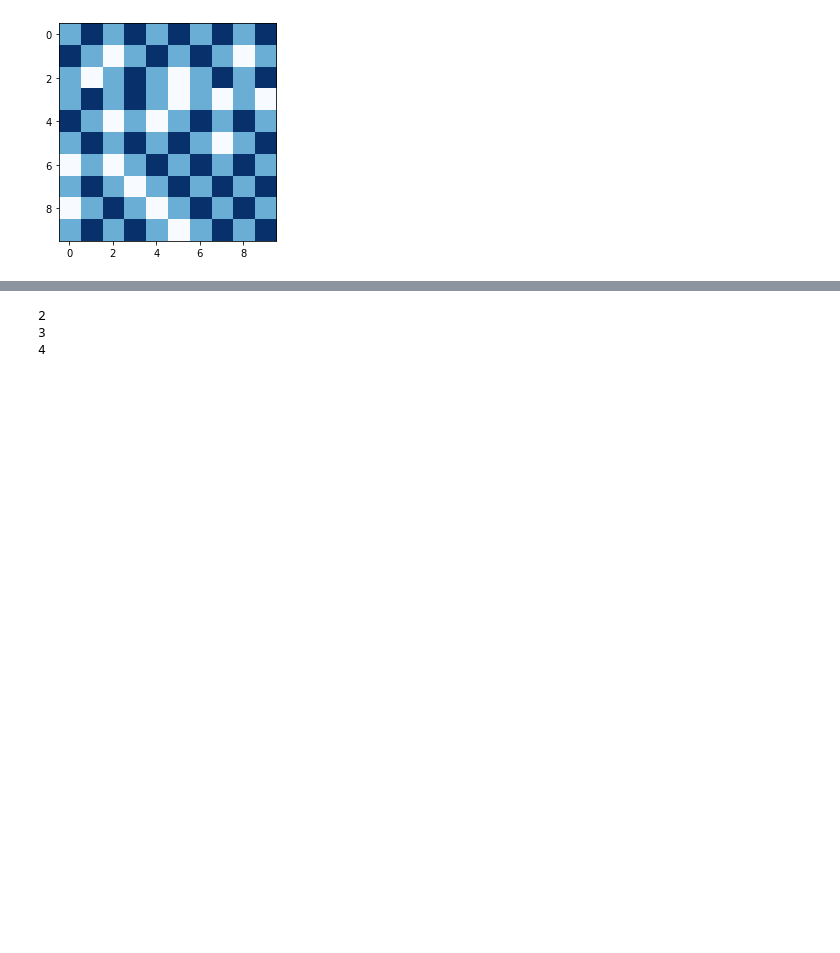
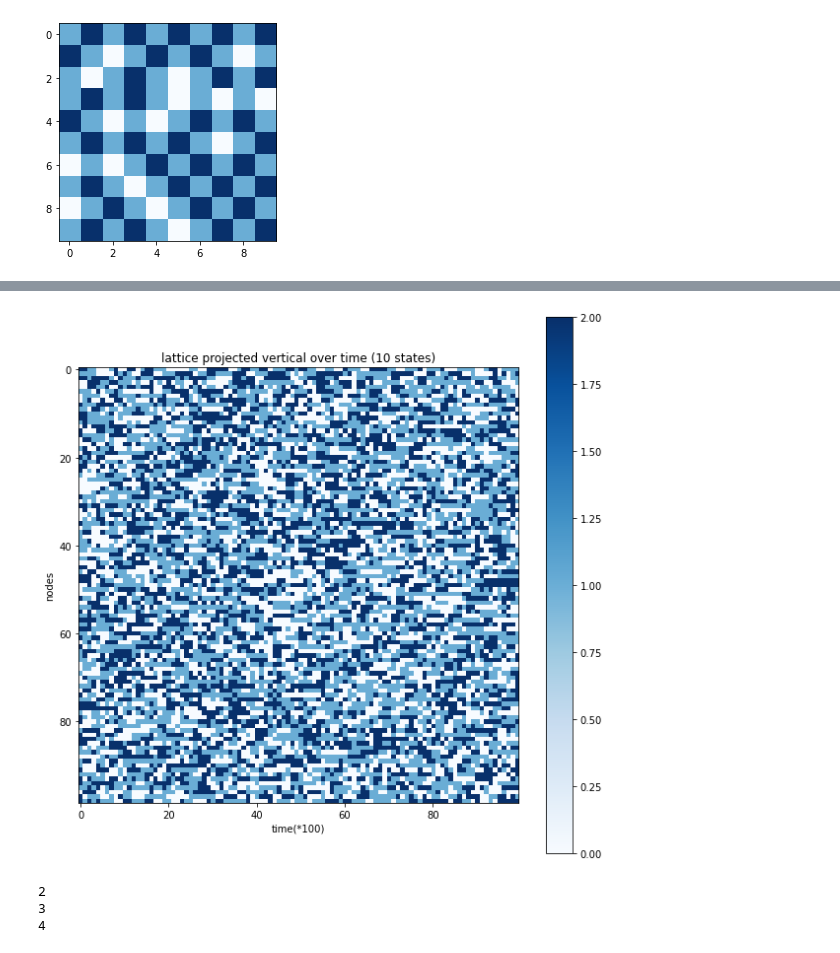
Before and after one commit to ThoStart/potts_model, a Jupyter notebook: nstate_ising_cy.ipynb, the cells around one changed output, grey strips where cells are left out. Drawn from its saved outputs; the diff is of its cells as text; code cells hidden in the pictures; blank space fills up the shorter version.

```diff
--- a/nstate_ising_cy.ipynb
+++ b/nstate_ising_cy.ipynb
@@ -333,3 +339,15 @@ for temp in temperatures:
+# %%
+# np.array(runs['run(3, 0.01, 0)'].loc[:99])
+
+plt.figure(figsize=(10,10))
+plt.imshow(np.array(runs['run(3, 5, 0)'].iloc[::100, :99]).T, cmap='Blues')
+plt.colorbar()
+plt.title('lattice projected vertical over time (10 states)')
+plt.ylabel('nodes')
+plt.xlabel('time(*100)')
+plt.show()
+# %% [output]
+[figure, added]
 # %%
 # G_init.reshape(12,12)
 # %%
```
Also changed, not shown: parts of 1 cell of this notebook.
